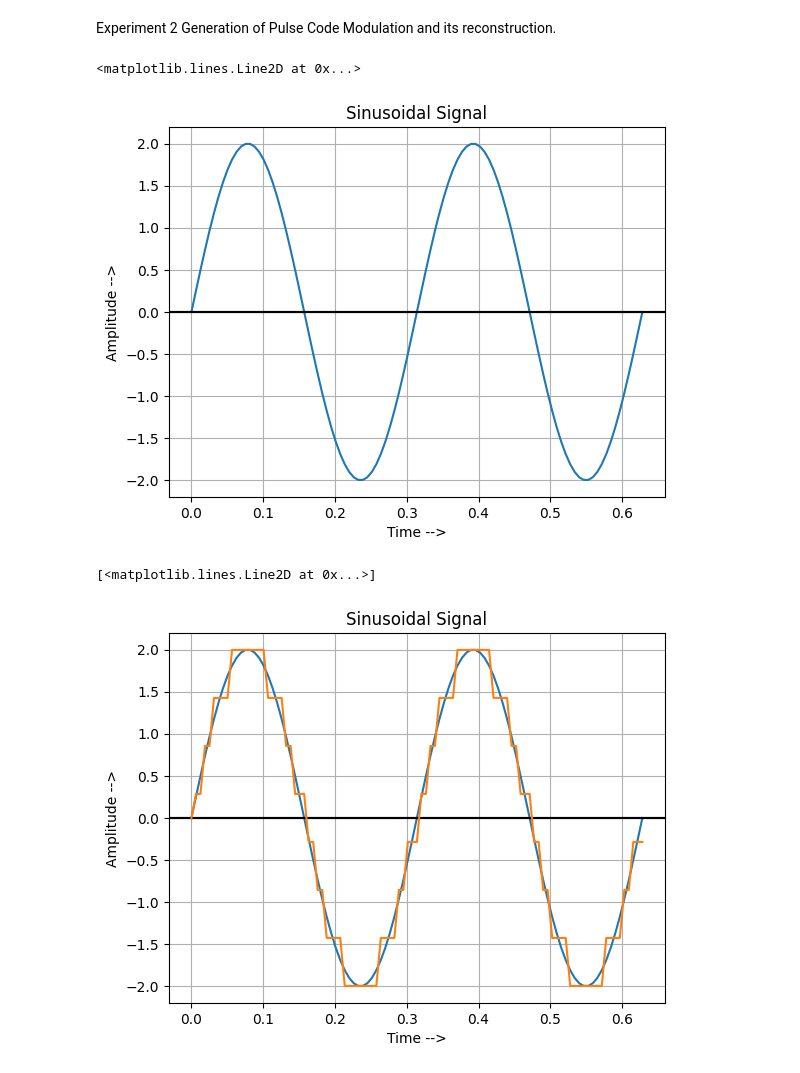
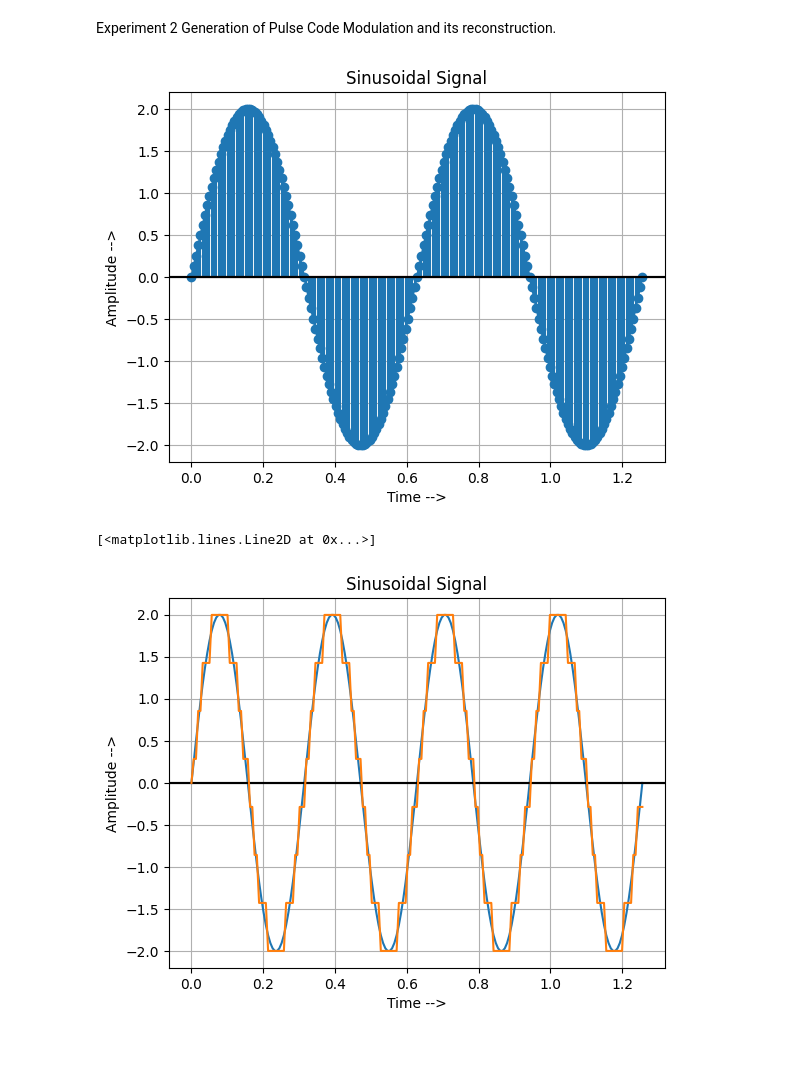
Before and after one commit to ParasKore2003/Digital-Communication-Lab, a Jupyter notebook: Digital Communication/Lab record/Lab2.ipynb, the cells around one changed output. Saved outputs shown, nothing was run; the diff lists cells and outputs as text; code cells hidden in the pictures.

```diff
--- a/Digital Communication/Lab record/Lab2.ipynb
+++ b/Digital Communication/Lab record/Lab2.ipynb
@@ -32,27 +48,29 @@ def SQNR_theo(level):
 # %%
 #Sinusoidal Signal
 Amp = 2   #Amplitude of the sinusoidal signal
 W_ss = 10 #Frequency of the sinusoidal signal
-
+levels = 8
 W_sampling = 1000 # According to Nyquist criteria W_samling>=2*W_ss
+T_cycle = 2 *np.pi / W_ss
+t_org = np.linspace(0,2 * T_cycle, 5000)
+x = Amp * np.sin(W_ss * t_org)
+plt.plot(t_org,x)
 
 f_sampling = W_sampling / (2 * np.pi)
 T_sampling = 1 / f_sampling
-t = np.arange(0, 100 * T_sampling, T_sampling)
-
+t = np.arange(0, 200 * T_sampling, T_sampling)
 #input signal
-X = Amp * np.sin(2 * W_ss * t)
-plt.plot(t,X)
+X = Amp * np.sin(W_ss * t)
+plt.stem(t,X)
 plt.grid()
 plt.title('Sinusoidal Signal')
 plt.xlabel('Time -->')
 plt.ylabel('Amplitude -->')
 plt.axhline(y = 0, color = 'k')
 plt.axhline(y = 0, color = 'k')
-# plt.legend()
+plt.show()
 # %% [output]
-<matplotlib.lines.Line2D at 0x...>
-[figure, old version]
+[figure, new version]
 # %%
 
 X = Amp * np.sin(2 * W_ss * t)
@@ -70,4 +88,4 @@ Quantized_signal = Uniform_quantizater(X,8)
 plt.plot(t,Quantized_signal)
 # %% [output]
 [<matplotlib.lines.Line2D at 0x...>]
-[figure, old version]
+[figure, new version]
```
Also changed, not shown: parts of 7 cells of this notebook.
